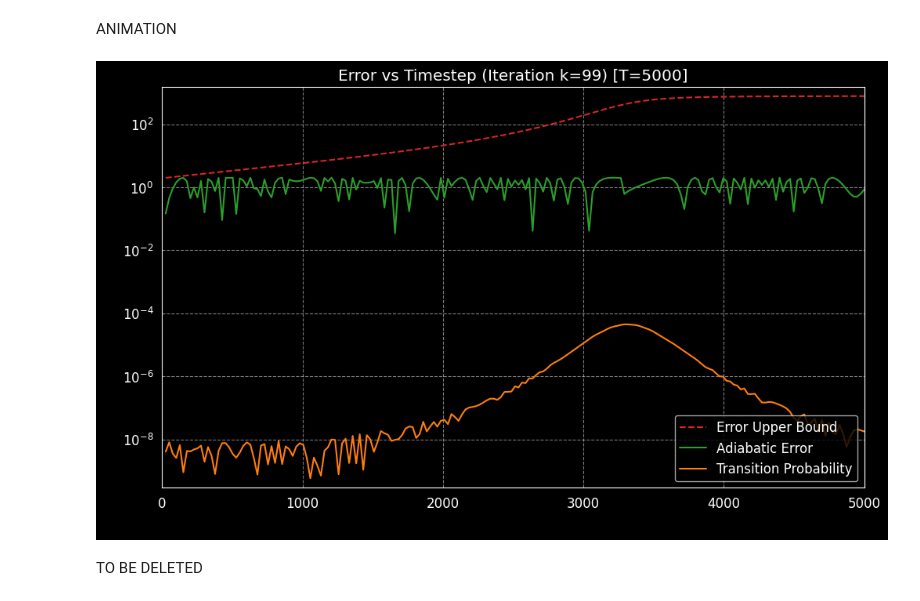
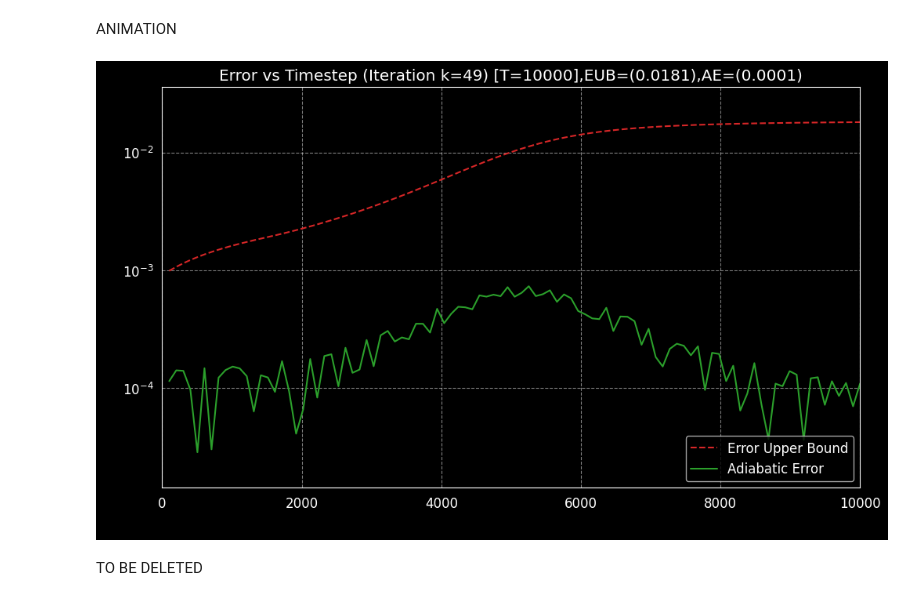
Before and after one commit to Usernotfoundoops/Adibatic_Quantum_Computing, a Jupyter notebook: Adiabatic Theorem Implementation (Muti.T) [t fix].ipynb, the cells around one changed output. Drawn from its saved outputs; the diff is of its cells as text; code cells hidden in the pictures.

```diff
--- a/Adiabatic Theorem Implementation (Muti.T) [t fix].ipynb
+++ b/Adiabatic Theorem Implementation (Muti.T) [t fix].ipynb
@@ -29,17 +36,22 @@ t=0
 # t_list=np.linspace(0,T,1001) #time-stepping
 # %%
 #Static and Dynamic Hamiltonian
-data=[[a,b,0],[b,-a,c],[0,c,0]]
-H_static=qt.Qobj(data) #Static Hamiltonian
+def H_static(a,b,c):
+    data=[[a,b,0],[b,-a,c],[0,c,0]]
+    return qt.Qobj(data)
 
 def H_dynamic(d):
-    data1=[[-1,0,0],[0,1,0],[0,0,1*d]]
-    matrix1=qt.Qobj(data1)
-    return matrix1 #Dynamic Hamiltonian
+    data1=[[-1,0,0],[0,1,0],[0,0,d]]
+    return qt.Qobj(data1)
 # %%
 #initial hamiltonian
-H_t=H_static+(f(t,args)*H_dynamic(d))
-eigenvalue,eigenvector=H_t.eigenstates()
+# H_t=H_static+(f(t,args)*H_dynamic(d))
+T_curr=1
+# args['T']=T_curr
+args={'T':T_curr}
+def H(t,args):
+    return H_static(a,b,c)+(f(t,args)*H_dynamic(d))
+eigenvalue,eigenvector=H(t,args).eigenstates()
 psi0=eigenvector[0]
 #total hamiltonian
-H_total=[H_static,[H_dynamic(d),f]]
+H_total=[H_static(a,b,c),[H_dynamic(d),f]]
@@ -293,36 +377,37 @@ ANIMATION
 # %%
 fig, ax = plt.subplots(figsize=(10, 6), layout='constrained')
 ax.set_yscale('log')
 ax.set_ylabel('Error Value (log)', fontsize=12)
 ax.set_xlabel('Timestep ($t$)', fontsize=12)
 ax.set_title('Error vs Timestep Animation')
 plt.grid(linestyle='--', alpha=0.5)
+line_approx, = ax.plot([], [], '--', color='tab:red', label=f'Error Upper Bound')#({round(errorbound_per_T[k], 4)})
+line_ideal, = ax.plot([], [], color='tab:green', label=f'Adiabatic Error')# ({round(end_error_per_T[k], 4)})
 
-line_approx, = ax.plot([], [], '--', color='tab:red', label='Error Upper Bound')
-line_ideal, = ax.plot([], [], color='tab:green', label='Adiabatic Error')
-line_tp, = ax.plot([], [], color='tab:orange', label='Transition Probability')
-ax.legend(loc='lower right')
 
 def update(k):
-    # ax.set_ylim((min(sorted(list(adiabatic_error_full[k]))[1],sorted(list(error_full_list[k]))[0])*(1-1/2)), (max(error_full_list[k][1:])*(1+1))) #here max() should have the highest value(adiabatic error or ideal error).
-    ax.set_ylim((min(transition_probability_full[k][1:])*(1-1/2)), (max(error_full_list[k][1:])*(1+1)))
+
+    # line_tp, = ax.plot([], [], color='tab:orange', label='Transition Probability')
+    ax.legend(loc='lower right')
+    ax.set_ylim((min(sorted(list(adiabatic_error_full[k]))[1],sorted(list(error_full_list[k]))[0])*(1-1/2)), (max(error_full_list[k][1:])*(1+1))) #here max() should have the highest value(adiabatic error or ideal error).
+    # ax.set_ylim((min(transition_probability_full[k][1:])*(1-1/2)), (max(error_full_list[k][1:])*(1+1)))
     ax.set_xlim(min(listy[0]), max(listy[k]))
     x_data = listy[k][1:]
     y_approx = error_full_list[k][1:]
     y_ideal = adiabatic_error_full[k][1:]
-    y_tp = transition_probability_full[k][1:]
+    # y_tp = transition_probability_full[k][1:]
     line_approx.set_data(x_data, y_approx)
     line_ideal.set_data(x_data, y_ideal)
-    line_tp.set_data(x_data, y_tp)
-    ax.set_title(f'Error vs Timestep (Iteration k={k}) [T={round(T1[k])}]')
-    return line_approx, line_ideal, line_tp
+    # line_tp.set_data(x_data, y_tp)
+    ax.set_title(f'Error vs Timestep (Iteration k={k}) [T={round(T1[k])}],EUB=({round(errorbound_per_T[k], 4)}),AE=({round(end_error_per_T[k], 4)})')
+    return line_approx, line_ideal, #line_tp
 
 fps = 5 #earlier, it was 10. interval unit is in ms.
 ani = FuncAnimation(fig, update, frames=len(error_full_list),interval=1000/fps, blit=True)
-ani.save(r'/home/pravin/Desktop/Physik 2025/AQC Project/error_animation_updated_new.gif', writer=PillowWriter(fps=fps))
+ani.save(r'/home/pravin/Desktop/Physik 2025/AQC Project/error_animation_updated_new_new.gif', writer=PillowWriter(fps=fps))
 plt.show()
 # %% [output]
-[figure, old version]
+[figure, new version]
 # %%
 fig, ax = plt.subplots(figsize=(10,6),layout='constrained')
 ax.set_yscale('log')
```
Also changed, not shown: parts of 15 cells of this notebook.
